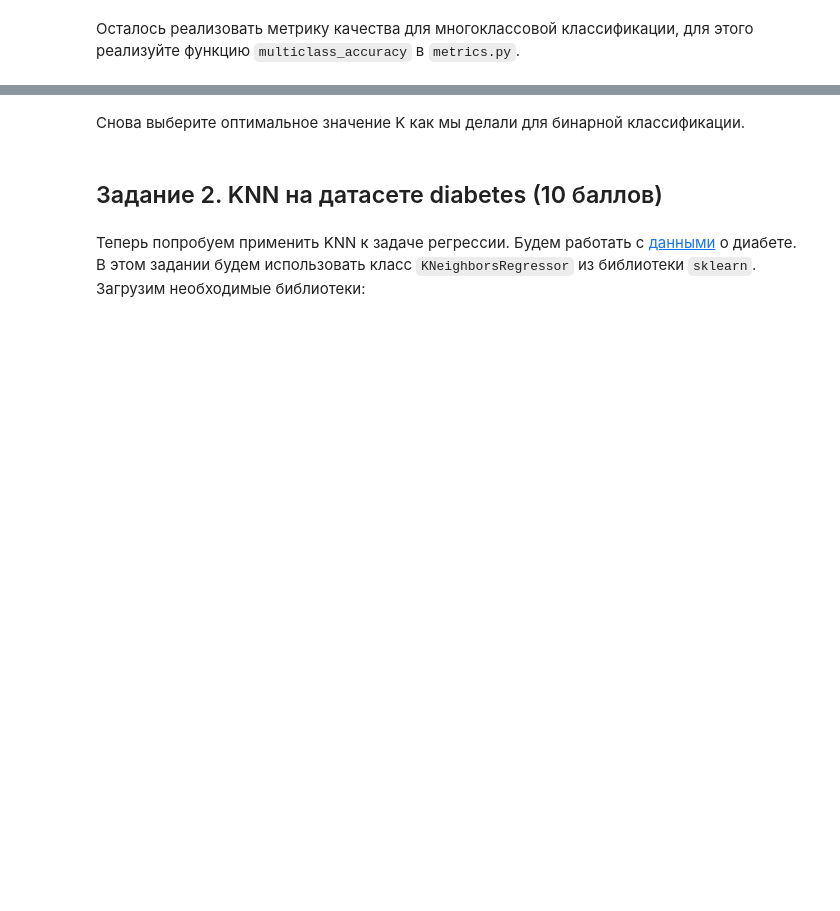
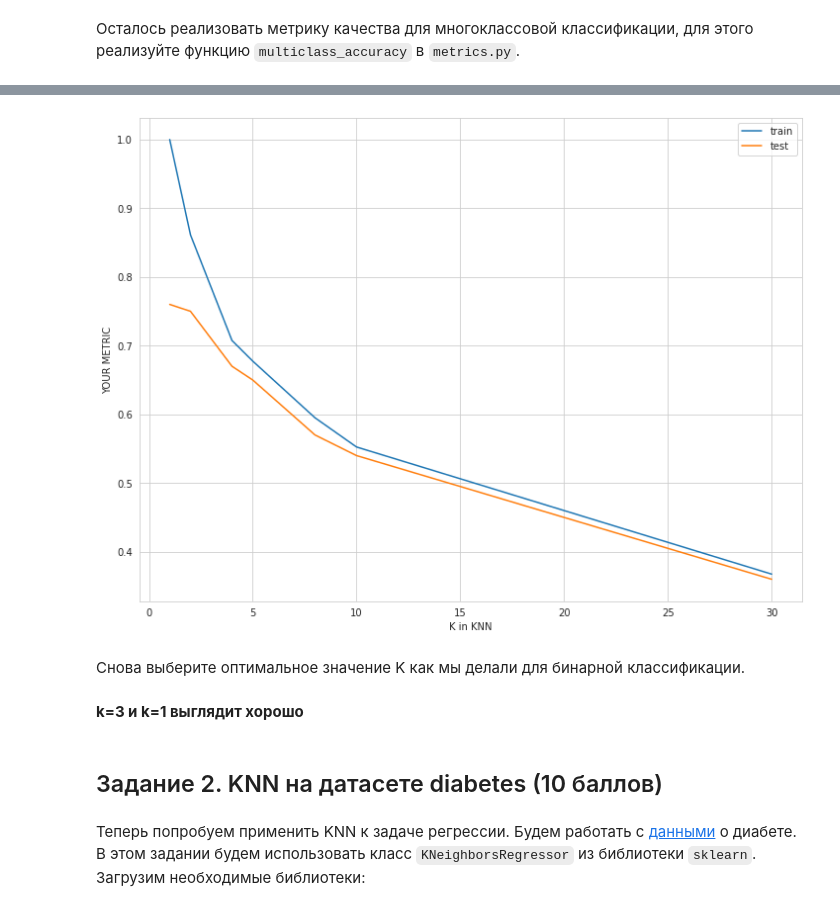
Before and after one commit to MShtol/BI_ML_2021, a Jupyter notebook: lesson_1/KNN.ipynb, the cells around one changed output, grey strips where cells are left out. Drawn from its saved outputs; the diff is of its cells as text; code cells hidden in the pictures; blank space fills up the shorter version.

```diff
--- a/lesson_1/KNN.ipynb
+++ b/lesson_1/KNN.ipynb
@@ -101,9 +133,9 @@ X_train, X_test, y_train, y_test = train_test_split(X, y, test_size=0.2)
 # %% [markdown]
 Давайте возьмем для задачи бинарной классификации только объекты с метками классов 0 и 1.
 # %%
-idx_mask = np.logical_or(y_train == '0', y_train == '1')
+idx_mask = np.logical_or(y_train == 0, y_train == 1)
 binary_train_X, binary_train_y = X_train[idx_mask], y_train[idx_mask]
-idx_mask = np.logical_or(y_test == '0', y_test == '1')
+idx_mask = np.logical_or(y_test == 0, y_test == 1)
 binary_test_X, binary_test_y = X_test[idx_mask], y_test[idx_mask]
 # %% [markdown]
 И вот мы подготовили данные, но модели у нас пока что нет. В нескольких занятиях нашего курса вам придется самостоятельно реализовывать какие-то алгоритмы машинного обучения, а потом сравнивать их с готовыми библиотечными решениями. В остальных заданиях реализовывать алгоритмы будет не обязательно, но может быть полезно, поэтому часто это будут задания на дополнительные баллы, но главное не это, а понимание работы алгоритма после его реализации с нуля на простом numpy. Также это все потом можно оформить в виде репозитория ml_from_scratch и хвастаться перед друзьями.
@@ -208,11 +233,15 @@ def find_best_k(X_train, y_train, X_test, y_test, params, metric):
     train_metrics the list of metric values on train data set for each k in params
     test_metrics the list of metric values on test data set for each k in params
     """
-
-    """
-    YOUR CODE IS HERE
-    """
-    pass
+    train_metrics, test_metrics = np.array([]), np.array([])
+    for k in params:
+        knn_classifier = KNNClassifier(k)
+        knn_classifier.fit(X_train, y_train)
+        prediction_test = knn_classifier.predict(X_test, n_loops=1)
+        prediction_train = knn_classifier.predict(X_train, n_loops=1)
+        test_metrics = np.append(test_metrics, metric(y_test, prediction_test))
+        train_metrics = np.append(train_metrics, metric(y_train, prediction_train))
+    return train_metrics, test_metrics
 # %%
 params = [1, 2, 4, 5, 8, 10, 30]
 train_metrics, test_metrics = find_best_k(binary_train_X, binary_train_y, binary_test_X, binary_test_y, params, accuracy_score)
@@ -241,5 +298,18 @@ multiclass_accuracy(predictions, y_test)
+# %%
+params = [1, 2, 4, 5, 8, 10, 30]
+train_metrics, test_metrics = find_best_k(X_train, y_train, X_test, y_test, params, multiclass_accuracy)
+# %%
+plt.plot(params, train_metrics, label="train")
+plt.plot(params, test_metrics, label="test")
+plt.legend()
+plt.xlabel("K in KNN")
+plt.ylabel("YOUR METRIC");
+# %% [output]
+[figure, added]
 # %% [markdown]
 Снова выберите оптимальное значение K как мы делали для бинарной классификации.
+# %% [markdown]
+**k=3 и k=1 выглядит хорошо**
 # %% [markdown]
 ## Задание 2. KNN на датасете diabetes (10 баллов)
 # %% [markdown]
```
Also changed, not shown: parts of 44 cells of this notebook, 2 other files.
